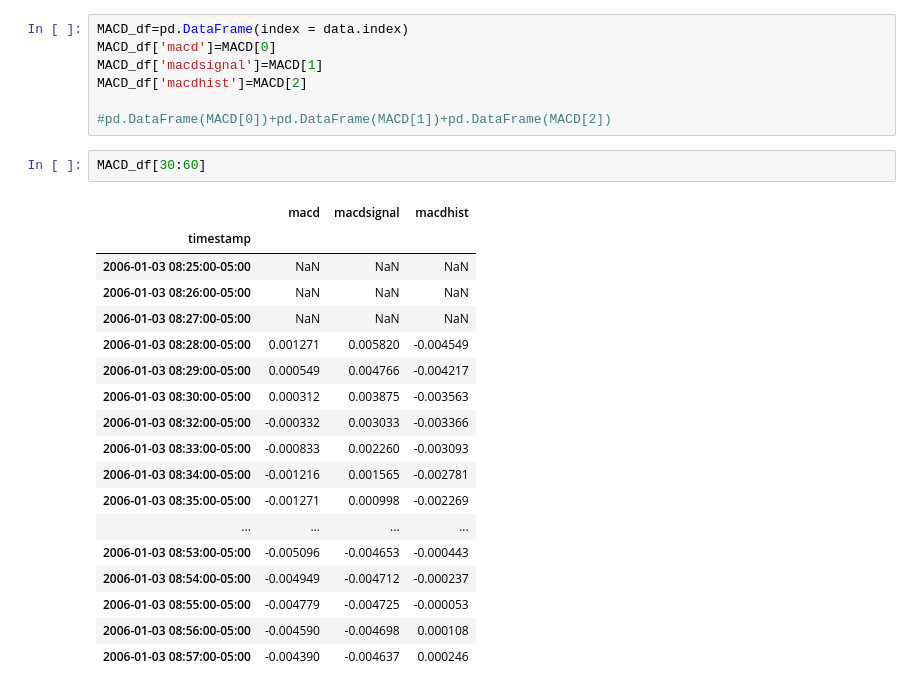
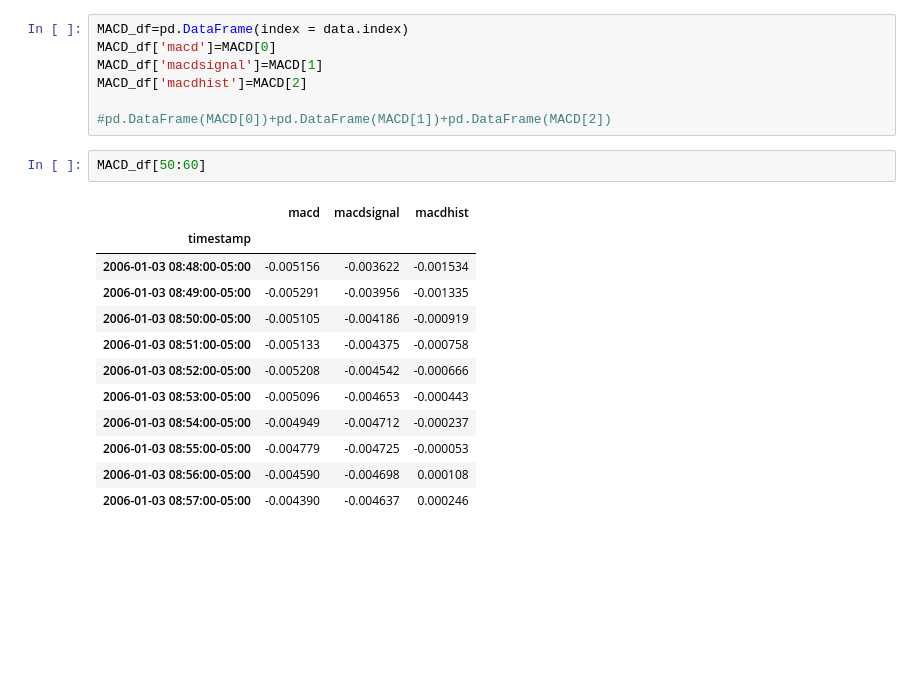
Before and after one commit to hjeffreywang/Alpaca-Algotrading--Legacy-, a Jupyter notebook: TA_lib.ipynb, the cells around one changed output. Drawn from its saved outputs; the diff is of its cells as text; blank space fills up the shorter version.

```diff
--- a/TA_lib.ipynb
+++ b/TA_lib.ipynb
@@ -45,21 +103,15 @@ MACD_df['macdhist']=MACD[2]
 
 #pd.DataFrame(MACD[0])+pd.DataFrame(MACD[1])+pd.DataFrame(MACD[2])
 # %%
-MACD_df[30:60]
+MACD_df[50:60]
 # %% [output]
 |  | macd | macdsignal | macdhist |
 | timestamp |  |  |  |
-| 2006-01-03 08:25:00-05:00 | NaN | NaN | NaN |
-| 2006-01-03 08:26:00-05:00 | NaN | NaN | NaN |
-| 2006-01-03 08:27:00-05:00 | NaN | NaN | NaN |
-| 2006-01-03 08:28:00-05:00 | 0.001271 | 0.005820 | -0.004549 |
-| 2006-01-03 08:29:00-05:00 | 0.000549 | 0.004766 | -0.004217 |
-| 2006-01-03 08:30:00-05:00 | 0.000312 | 0.003875 | -0.003563 |
-| 2006-01-03 08:32:00-05:00 | -0.000332 | 0.003033 | -0.003366 |
-| 2006-01-03 08:33:00-05:00 | -0.000833 | 0.002260 | -0.003093 |
-| 2006-01-03 08:34:00-05:00 | -0.001216 | 0.001565 | -0.002781 |
-| 2006-01-03 08:35:00-05:00 | -0.001271 | 0.000998 | -0.002269 |
-| ... | ... | ... | ... |
+| 2006-01-03 08:48:00-05:00 | -0.005156 | -0.003622 | -0.001534 |
+| 2006-01-03 08:49:00-05:00 | -0.005291 | -0.003956 | -0.001335 |
+| 2006-01-03 08:50:00-05:00 | -0.005105 | -0.004186 | -0.000919 |
+| 2006-01-03 08:51:00-05:00 | -0.005133 | -0.004375 | -0.000758 |
+| 2006-01-03 08:52:00-05:00 | -0.005208 | -0.004542 | -0.000666 |
 | 2006-01-03 08:53:00-05:00 | -0.005096 | -0.004653 | -0.000443 |
 | 2006-01-03 08:54:00-05:00 | -0.004949 | -0.004712 | -0.000237 |
 | 2006-01-03 08:55:00-05:00 | -0.004779 | -0.004725 | -0.000053 |
```
Also changed, not shown: parts of 10 cells of this notebook, 6 other files.
